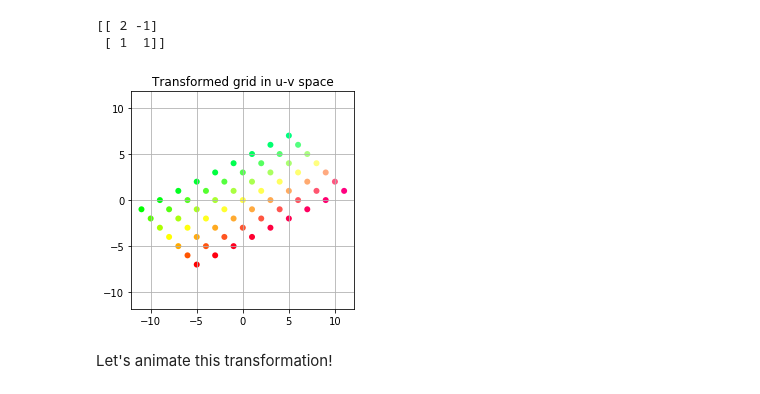
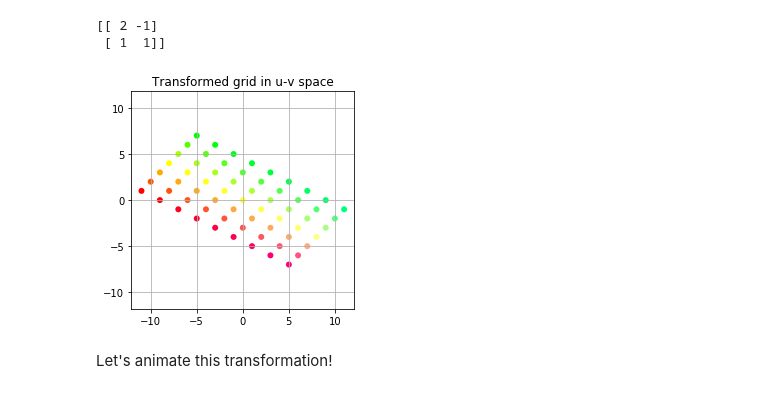
Before and after one commit to tshomer/numerical-linear-algebra, a Jupyter notebook: Exercise_Solutions/0. Transformation Exercises - Schmitt-Ans.ipynb, the cells around one changed output. Cells and saved outputs as stored; diff of their text form; code cells hidden in the pictures.

```diff
--- a/Exercise_Solutions/0. Transformation Exercises - Schmitt-Ans.ipynb
+++ b/Exercise_Solutions/0. Transformation Exercises - Schmitt-Ans.ipynb
@@ -101,26 +101,26 @@ Hint: To do matrix multiplication, use: ``np.dot( <left matrix>, <right matrix>
 # Apply linear transform
 a = np.column_stack([[2,1],[-1,1]])#Define your transformation matrix here
 print(a)
-uvgrid = np.dot(a,xygrid)# Put your multiplication of a and xygrid here
+uvgrid = np.dot(xygrid.T,a)# Put your multiplication of a and xygrid here
 # %% [output]
 [[ 2 -1]
  [ 1  1]]
 # %%
 def plot_transform(uvgrid, colors):
     # Plot transformed grid points
     plt.figure(figsize=(4, 4), facecolor="w")
     plt.scatter(uvgrid[0], uvgrid[1], c=colors, edgecolor="none")
     plt.grid(True)
     plt.axis("equal")
     plt.title("Transformed grid in u-v space")
     plt.show()
     # uncomment to save plot
     #plt.savefig("../figures/grid-transformed.png", dpi=150)
     #plt.savefig("../figures/grid-transformed-small.png", dpi=75)
 
-plot_transform(uvgrid, colors)
+plot_transform(uvgrid.T, colors)
 # %% [output]
-[figure, old version]
+[figure, new version]
 # %% [markdown]
 Let's animate this transformation!
 # %%
```
Also changed, not shown: parts of 2 cells of this notebook, 1 other file.
